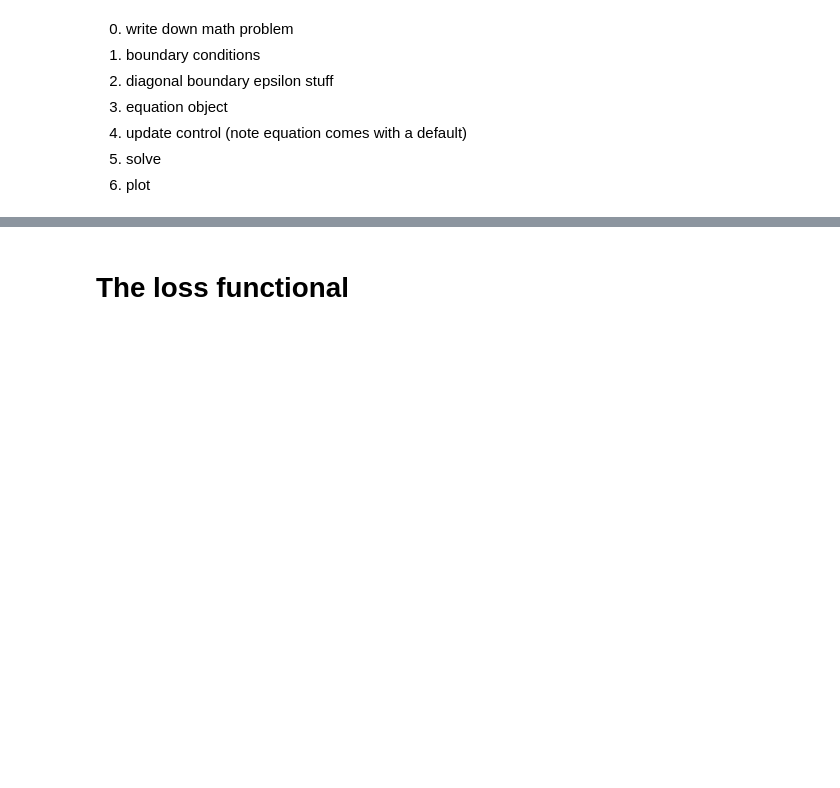
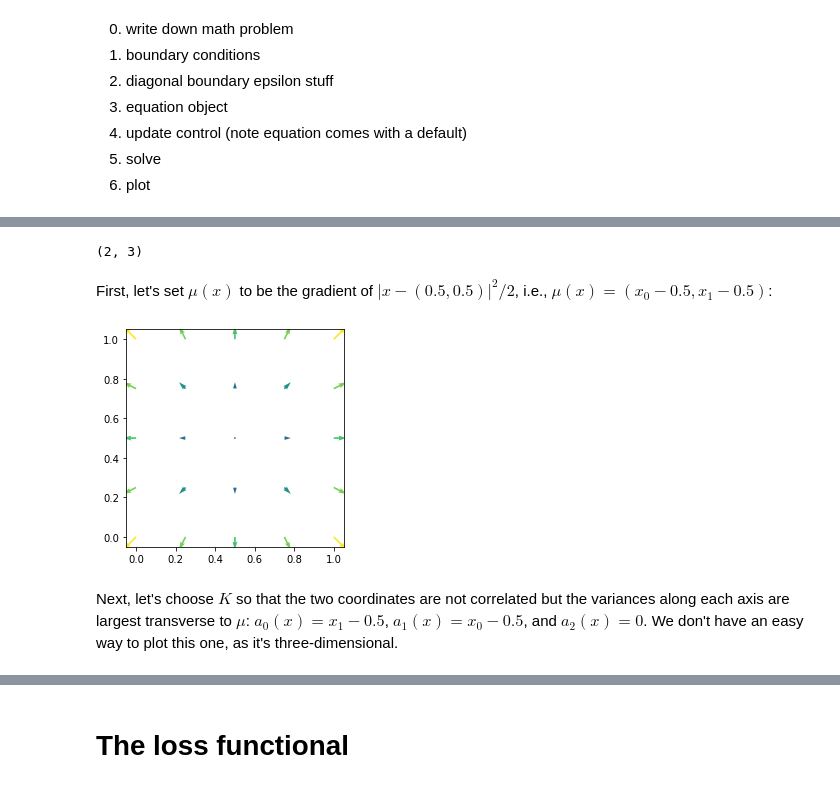
Before and after one commit to kr-colab/product-space-FEM, a Jupyter notebook: docs/tutorial.ipynb, the cells around one changed output, grey strips where cells are left out. Drawn from its saved outputs; the diff is of its cells as text; code cells hidden in the pictures; blank space fills up the shorter version.

```diff
--- a/docs/tutorial.ipynb
+++ b/docs/tutorial.ipynb
@@ -115,0 +149,18 @@ $$
+# %%
+mu, K = eqn.control
+mu.value_dim(), K.value_dim()
+# %% [output]
+(2, 3)
+# %% [markdown]
+First, let's set $\mu(x)$ to be the gradient of $|x - (0.5, 0.5)|^2 / 2$,
+i.e., $\mu(x) = (x_0 - 0.5, x_1 - 0.5)$:
+# %%
+new_mu = pf.to_Function(lambda x, y: [x - 0.5, y - 0.5], V)
+new_mu.plot();
+# %% [output]
+[figure, added]
+# %% [markdown]
+Next, let's choose $K$ so that the two coordinates are not correlated
+but the variances along each axis are largest transverse to $\mu$:
+$a_0(x) = x_1 - 0.5$, $a_1(x) = x_0 - 0.5$, and $a_2(x) = 0$.
+We don't have an easy way to plot this one, as it's three-dimensional.
```
Also changed, not shown: parts of 9 cells of this notebook, 5 other files.
